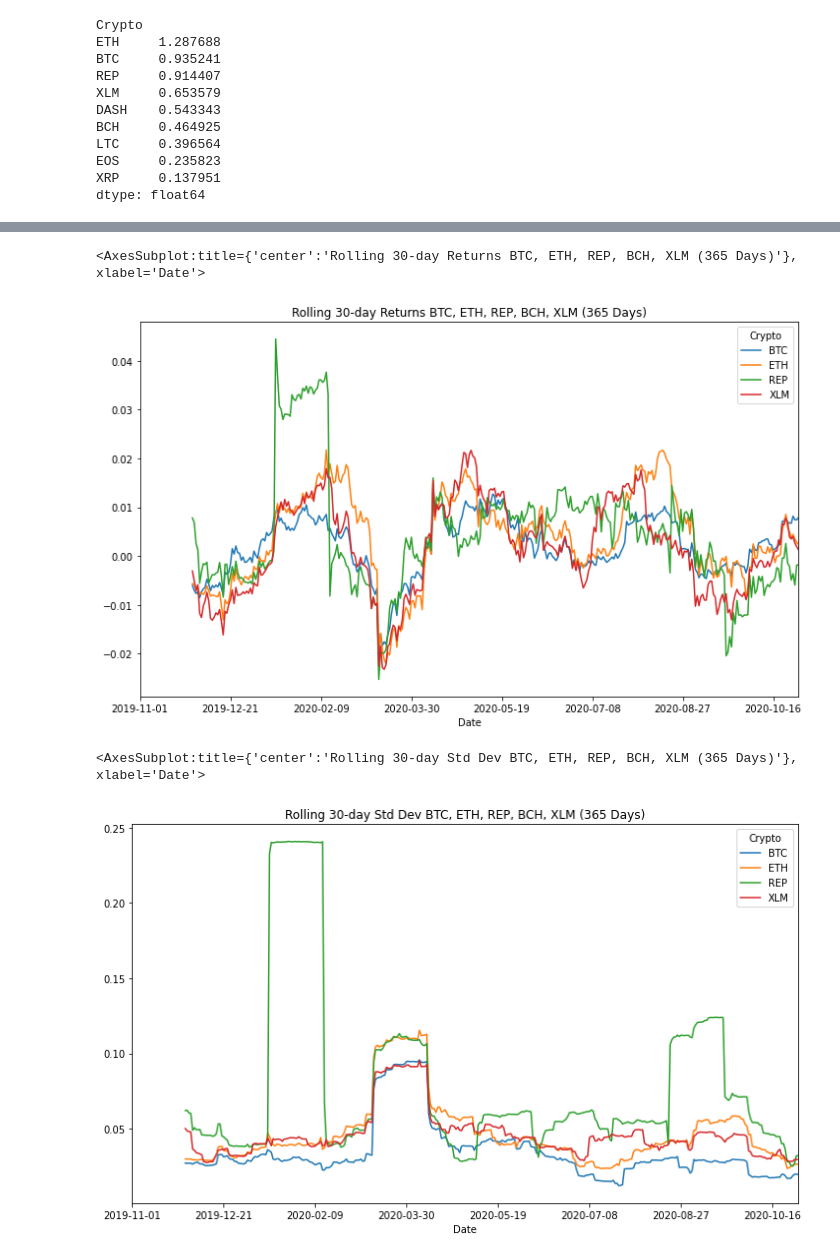
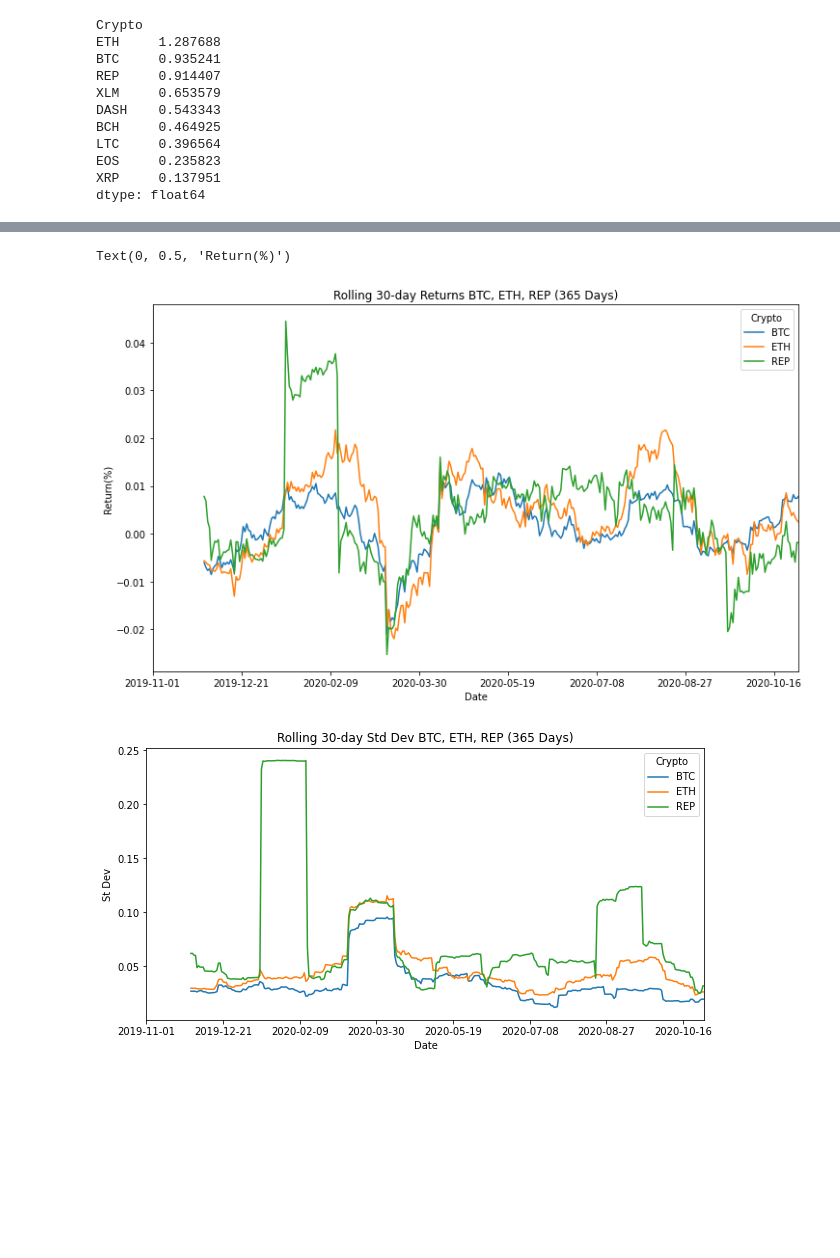
Before and after one commit to mdschulz1973/Planet_Express_IO, a Jupyter notebook: notebooks/crypto_data_prep.ipynb, the cells around one changed output, grey strips where cells are left out. Drawn from its saved outputs; the diff is of its cells as text; code cells hidden in the pictures; blank space fills up the shorter version.

Commit message:
plots

```diff
--- a/notebooks/crypto_data_prep.ipynb
+++ b/notebooks/crypto_data_prep.ipynb
@@ -309,16 +315,18 @@ main_cryptos_corr.plot = sns.heatmap(main_cryptos_corr, vmin=-1, vmax =1)
 # %%
 # Rolling 30-day returns of four main cryptos
 
-daily_crypto_returns[["BTC","ETH","REP","XLM"]].rolling(window=30).mean().plot(figsize=(12,7),title="Rolling 30-day Returns BTC, ETH, REP, BCH, XLM (365 Days)")
+daily_crypto_returns[["BTC","ETH","REP"]].rolling(window=30).mean().plot(figsize=(12,7),title="Rolling 30-day Returns BTC, ETH, REP (365 Days)")
+plt.ylabel("Return(%)")
 # %% [output]
-<AxesSubplot:title={'center':'Rolling 30-day Returns BTC, ETH, REP, BCH, XLM (365 Days)'}, xlabel='Date'>
+Text(0, 0.5, 'Return(%)')
-[figure, old version]
+[figure, new version]
 # %%
 # Rolling standard deviation of four main cryptos
 
-daily_crypto_returns[["BTC","ETH","REP","XLM"]].rolling(window=30).std().plot(figsize=(12,7),title="Rolling 30-day Std Dev BTC, ETH, REP, BCH, XLM (365 Days)")
+daily_crypto_returns[["BTC","ETH","REP"]].rolling(window=30).std().plot(figsize=(10,5),title="Rolling 30-day Std Dev BTC, ETH, REP (365 Days)")
+plt.ylabel("St Dev")
+plt.xlim=(12-31-2019,12-30-2020)
 # %% [output]
-<AxesSubplot:title={'center':'Rolling 30-day Std Dev BTC, ETH, REP, BCH, XLM (365 Days)'}, xlabel='Date'>
-[figure, old version]
+[figure, new version]
 # %%
 # Sharpe rations of four main cryptos
```
Also changed, not shown: parts of 11 cells of this notebook.
